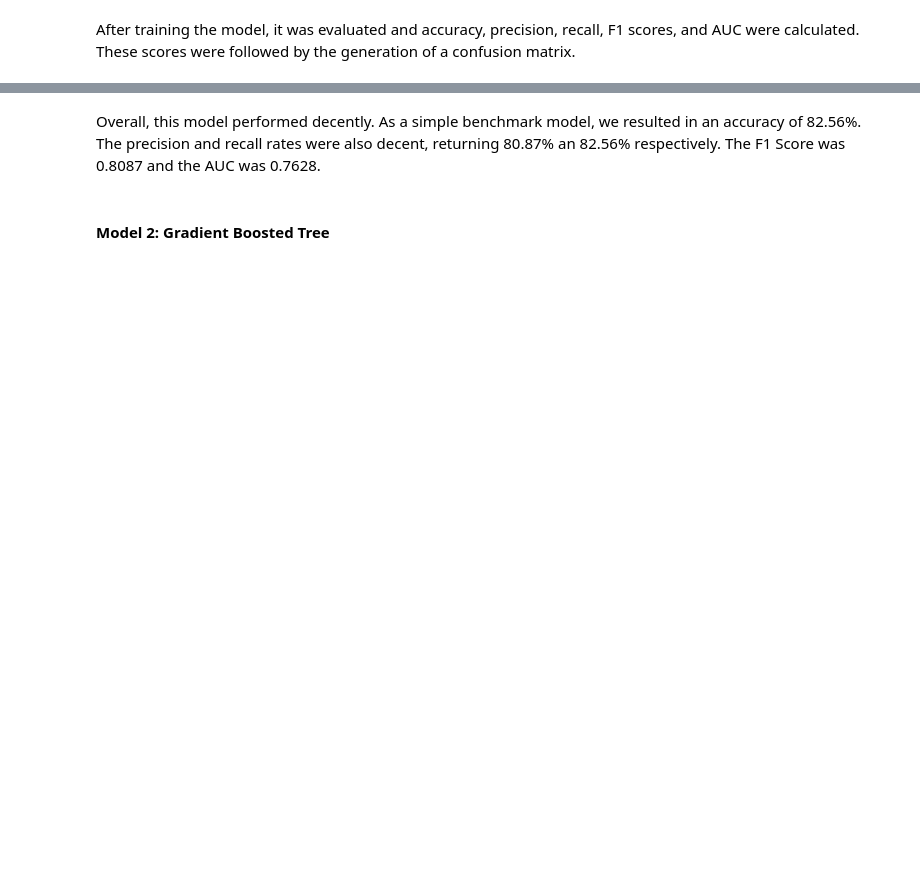
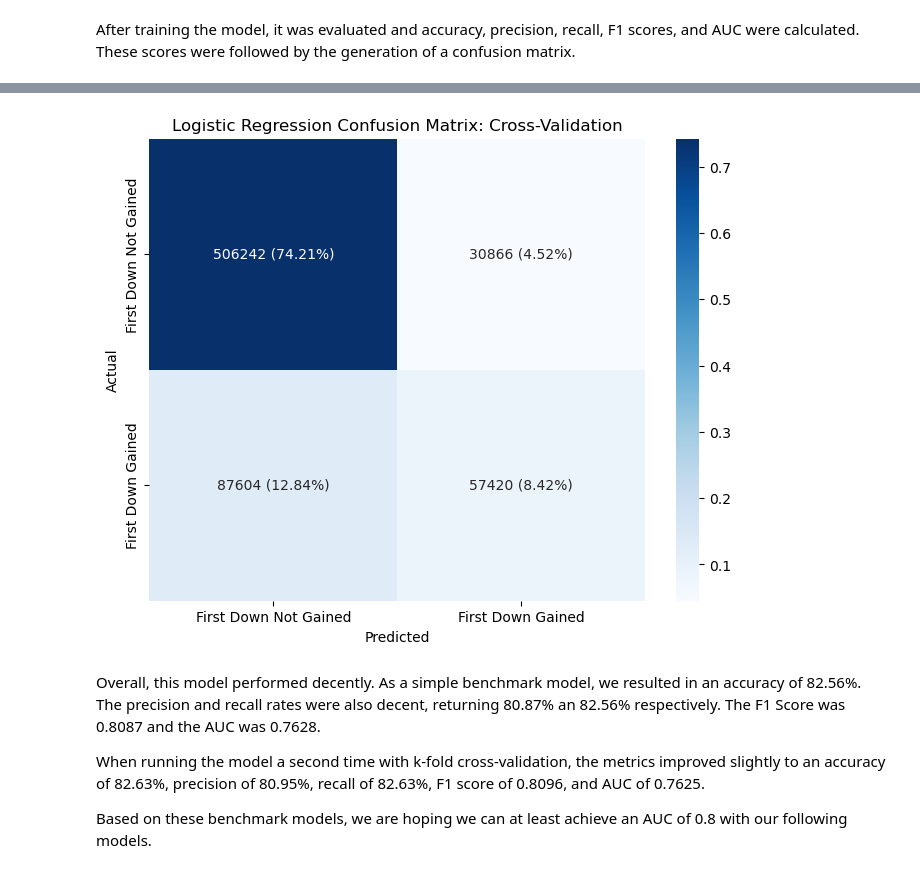
Before and after one commit to lauren-odonnell/DS5110_NFL_BigDataBowl, a Jupyter notebook: ds5110_NFL_BDB.ipynb, the cells around one changed output, grey strips where cells are left out. Cells and saved outputs as stored; diff of their text form; code cells hidden in the pictures; blank space fills up the shorter version.

```diff
--- a/ds5110_NFL_BDB.ipynb
+++ b/ds5110_NFL_BDB.ipynb
@@ -351,7 +389,9 @@ def crossvalidation(estimator):
         estimator=estimator,
         estimatorParamMaps=paramGrid,
         evaluator=evaluator,
-        numFolds=5
+        numFolds=5,
+        parallelism=2,
+        seed=seed
     )
 
     model = crossval.fit(df)
@@ -375,7 +415,7 @@ lr_predictions = lr_model.transform(val)
 #cross validation model
 
 # model with cross validation
-lr_model_cv = crossvalidation(lr, paramGrid)
+lr_model_cv = crossvalidation(lr)
 
 # predict the target variable on the cross validation model
 lr_predictions_cv = lr_model_cv.transform(df)
@@ -455,27 +515,31 @@ plt.show()
 # %%
 # Cross-Validation Confusion Matrix
 
 # Convert PySpark DataFrame columns to lists
 y_true = [row[0] for row in lr_predictions_cv.select(target).collect()]
 y_pred = [row[0] for row in lr_predictions_cv.select('prediction').collect()]
 
 # Compute the confusion matrix
 cm = confusion_matrix(y_true, y_pred)
 cm_normalized = confusion_matrix(y_true, y_pred, normalize='all')
 
 # Combine the raw counts with the normalized percentages
 combined_cm = np.array([[f'{c} ({p * 100:.2f}%)' for c, p in zip(row_c, row_p)] for row_c, row_p in zip(cm, cm_normalized)])
 
 # Visualize the combined confusion matrix using Seaborn's heatmap
 plt.figure(figsize=(8,6))
 sns.heatmap(cm_normalized, annot=combined_cm, fmt='', cmap='Blues',
             xticklabels=['First Down Not Gained', 'First Down Gained'],
             yticklabels=['First Down Not Gained', 'First Down Gained'])
 plt.xlabel('Predicted')
 plt.ylabel('Actual')
-plt.title('Confusion Matrix: Cross-Validation')
+plt.title('Logistic Regression Confusion Matrix: Cross-Validation')
 plt.show()
+# %% [output]
+[figure, added]
 # %% [markdown]
 Overall, this model performed decently. As a simple benchmark model, we resulted in an accuracy of 82.56%. The precision and recall rates were also decent, returning 80.87% an 82.56% respectively. The F1 Score was 0.8087 and the AUC was 0.7628.
+
+When running the model a second time with k-fold cross-validation, the metrics improved slightly to an accuracy of 82.63%, precision of 80.95%, recall of 82.63%, F1 score of 0.8096, and AUC of 0.7625.
+
+Based on these benchmark models, we are hoping we can at least achieve an AUC of 0.8 with our following models.
-# %% [markdown]
-#### Model 2: Gradient Boosted Tree
```
Also changed, not shown: parts of 38 cells of this notebook.
